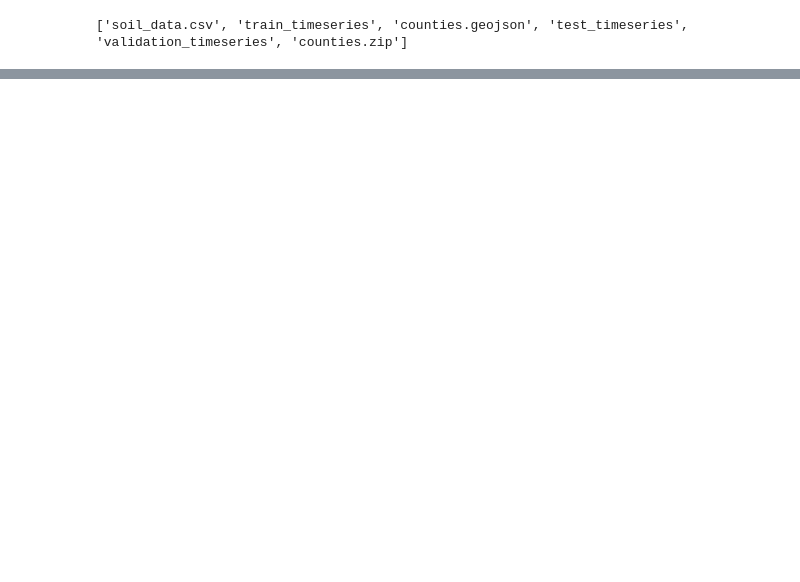
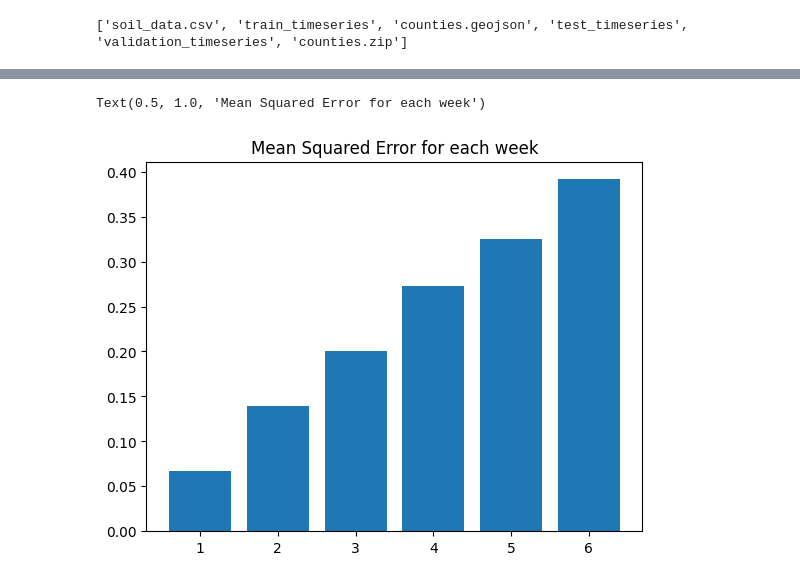
Before and after one commit to JulAgu/drought_pred_hybrid, a Jupyter notebook: notebooks/2.1.2-HybridModel_new_att.ipynb, the cells around one changed output, grey strips where cells are left out. Saved outputs shown, nothing was run; the diff lists cells and outputs as text; code cells hidden in the pictures; blank space fills up the shorter version.

```diff
--- a/notebooks/2.1.2-HybridModel_new_att.ipynb
+++ b/notebooks/2.1.2-HybridModel_new_att.ipynb
@@ -370,7 +382,7 @@ model = HybridModel(
 )
 
 model.to(device)
-loss_function = nn.HuberLoss()
+loss_function = nn.MSELoss()
 
 optimizer = torch.optim.AdamW(model.parameters(), lr=lr)
 scheduler = torch.optim.lr_scheduler.OneCycleLR(optimizer, max_lr=lr, steps_per_epoch=len(train_loader), epochs=epochs)
@@ -683,0 +721,11 @@ print(f"   {mae} | {rmse}   | {f1}   ")
+# %%
+# MAE plot for each week
+mse = []
+for w in range(6):
+    wdf = df[df['week']==w]
+    mse.append(mean_squared_error(wdf['y_true'], wdf['y_pred']))
+plt.bar(range(1,7), mse)
+plt.title("Mean Squared Error for each week")
+# %% [output]
+Text(0.5, 1.0, 'Mean Squared Error for each week')
+[figure, added]
```
Also changed, not shown: parts of 17 cells of this notebook, 13 other files.
